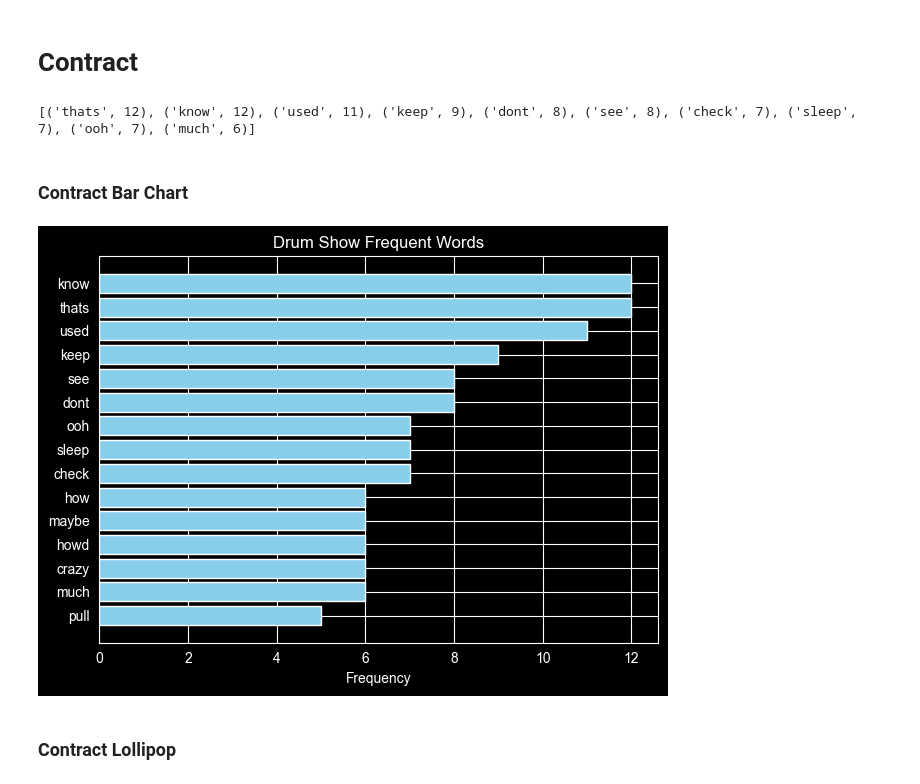
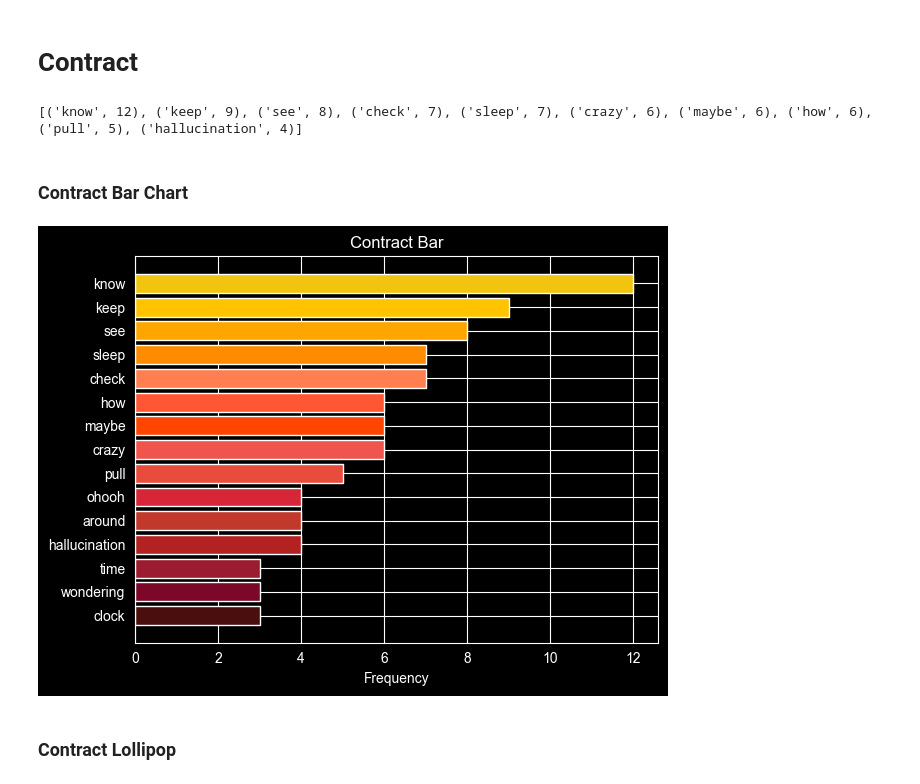
Before and after one commit to MeredithClikkie/torchbearerlab.github.io, a Jupyter notebook: Contract.ipynb, the cells around one changed output. Drawn from its saved outputs; the diff is of its cells as text; code cells hidden in the pictures.

```diff
--- a/Contract.ipynb
+++ b/Contract.ipynb
@@ -23,7 +23,8 @@ stop_words = [
     "but", "if", "or", "because", "as", "until", "while", "of", "at", "by",
     "for", "with", "about", "against", "between", "into", "through", "during",
     "before", "after", "above", "below", "to", "from", "up", "down", "in",
-    "out", "on", "off", "over", "under", "again", "further", "then", "once"
+    "out", "on", "off", "over", "under", "again", "further", "then", "once",
+    "not", "no", "yes", "so", "can", "just", "dont", "yeah", "let", "im", "ah", "want", "like", "ive", "all", "ooh", "ill", "even", "forforforforforfor", "yeahyeahyeahyeah", "daisychained" "thats", "there", "thats", "used", "howd", "much", "hell"
 ]
 
 # Function to remove stop words from a string
@@ -31,10 +32,6 @@ def remove_stopwords(text):
     words = text.split()
     filtered_words = [word for word in words if word.lower() not in stop_words]
     return " ".join(filtered_words)
-
-# Apply to your column
-# df1=filtered_df.copy()
-# df1['unique'] = df1['unique'].apply(remove_stopwords)
 
 lyrics = """  I check the doors, check the windows and pull the blinds
  I check the clock, wondering what he'll pull this time
@@ -51,7 +48,7 @@ lyrics = """  I check the doors, check the windows and pull the blinds
  Wake up and I find out, did a change up
  Wait, did it change up?
  Is it light out yet? Better find out, bet
- I'ma walk around the edge of the room and the bed
+ I'm a walk around the edge of the room and the bed
  Where I hide my face, pace around
  Better try to breathe, pace around, pace around
 
@@ -112,24 +109,43 @@ counts = Counter(words)
 # 5. Output: View the most frequent meaningful words
 print(counts.most_common(10))
 # %% [output]
-[('thats', 12), ('know', 12), ('used', 11), ('keep', 9), ('dont', 8), ('see', 8), ('check', 7), ('sleep', 7), ('ooh', 7), ('much', 6)]
+[('know', 12), ('keep', 9), ('see', 8), ('check', 7), ('sleep', 7), ('crazy', 6), ('maybe', 6), ('how', 6), ('pull', 5), ('hallucination', 4)]
 # %% [markdown]
 ### Contract Bar Chart
 # %%
 # Convert your Counter object to a sorted DataFrame
 df_counts = pd.DataFrame(counts.most_common(15), columns=['Word', 'Count'])
 df_counts = df_counts.sort_values(by='Count', ascending=True)
 
+# Define Red/Orange/Yellow palette
+warm_colors = [
+    '#4A0E0E', # Dark Garnet
+    '#7B0828', # Deep Ruby
+    '#9B1B30', # Chili Pepper
+    '#B22222', # Firebrick
+    '#C0392B', # Pomegranate
+    '#D72638', # Crimson
+    '#E74C3C', # Alizarin
+    '#F0544F', # Soft Coral
+    '#FF4500', # Orange Red
+    '#FF5733', # Persimmon
+    '#FF7F50', # Coral
+    '#FF8C00', # Dark Orange
+    '#FFA500', # Orange
+    '#FFC300', # Sunflower
+    '#F1C40F'  # Maize
+]
+
 # Create the plot
-plt.barh(df_counts['Word'], df_counts['Count'], color='skyblue')
+plt.barh(df_counts['Word'], df_counts['Count'], color=warm_colors)
 plt.xlabel('Frequency')
-plt.title('Drum Show Frequent Words')
+plt.title('Contract Bar')
 plt.tight_layout()
 
 # Save or display
 plt.savefig('contract_bar.png')
 # %% [output]
-[figure, old version]
+[figure, new version]
 # %% [markdown]
 ### Contract Lollipop
 # %%
```
Also changed, not shown: parts of 8 cells of this notebook, 5 other files.
